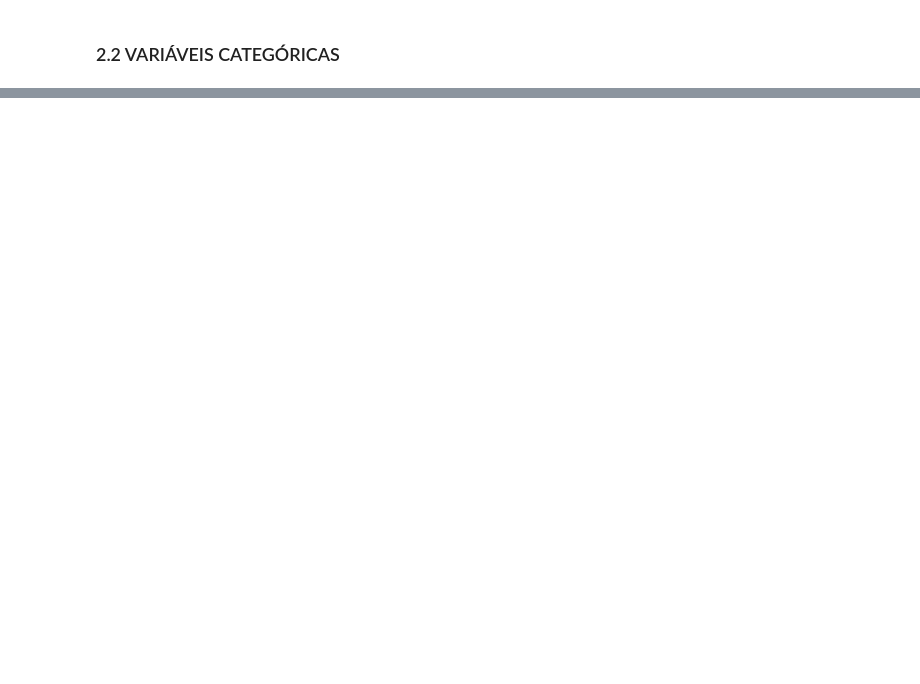
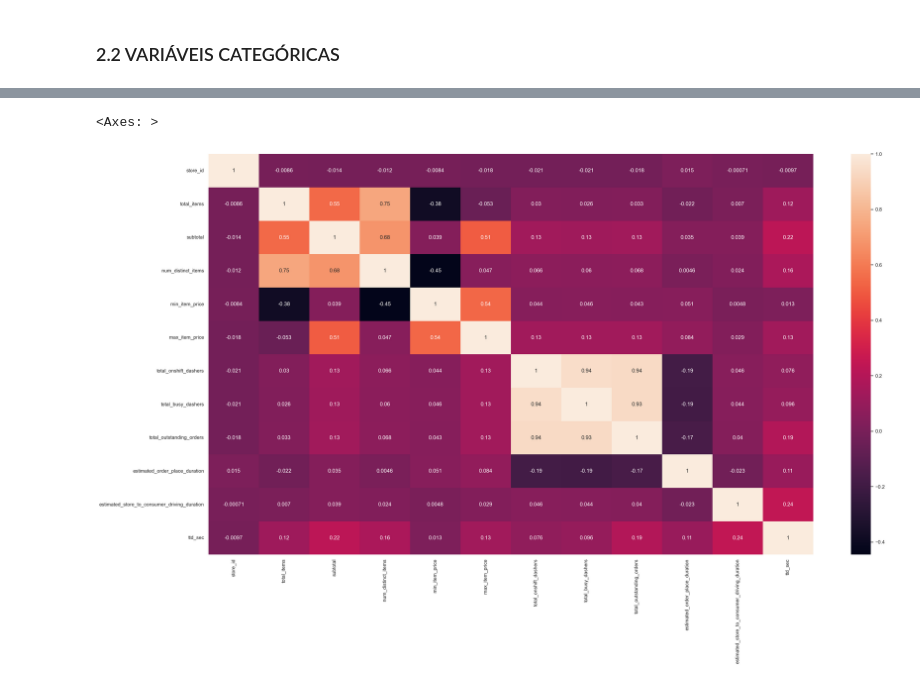
Before and after one commit to samantasobral/ml_flow, a Jupyter notebook: PA_ml_flow.ipynb, the cells around one changed output, grey strips where cells are left out. Cells and saved outputs as stored; diff of their text form; code cells hidden in the pictures; blank space fills up the shorter version.

```diff
--- a/PA_ml_flow.ipynb
+++ b/PA_ml_flow.ipynb
@@ -390,0 +504,5 @@ teste.to_csv('data/raw/teste.csv')
+# %%
+sns.heatmap(num_attributes.corr(method = 'pearson'), annot = True)
+# %% [output]
+<Axes: >
+[figure, added]
```
Also changed, not shown: parts of 35 cells of this notebook, 2 other files.
